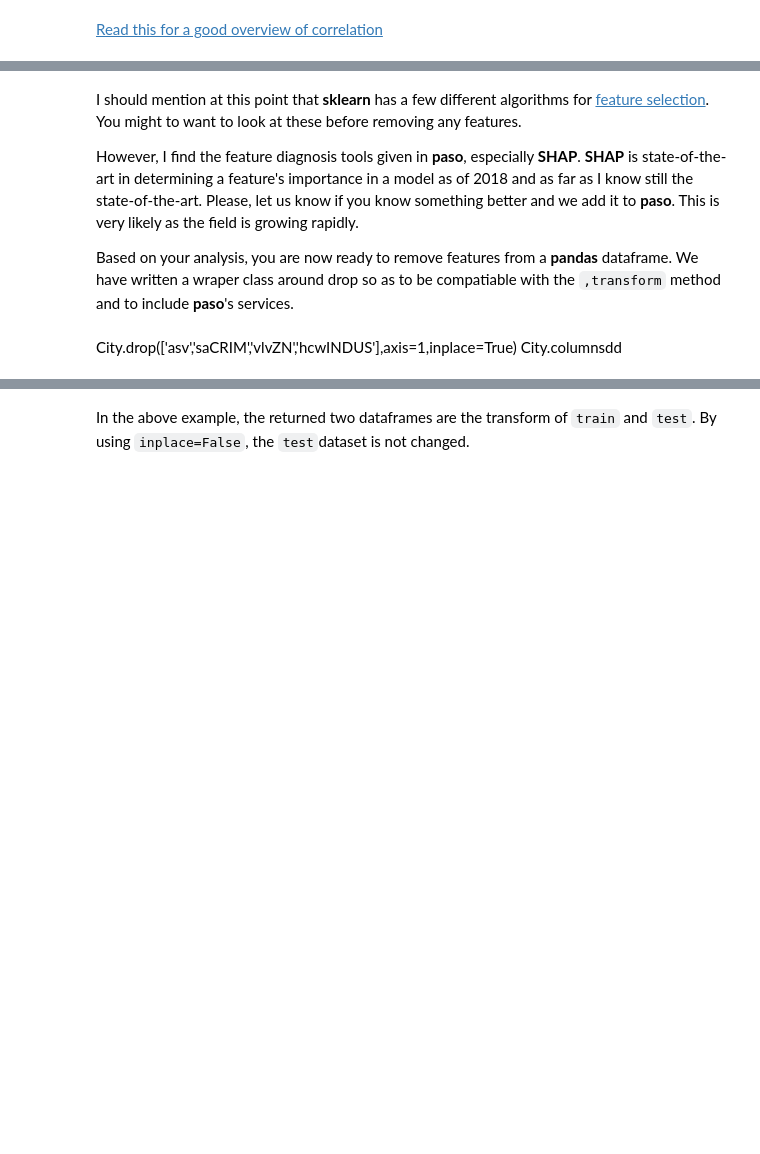
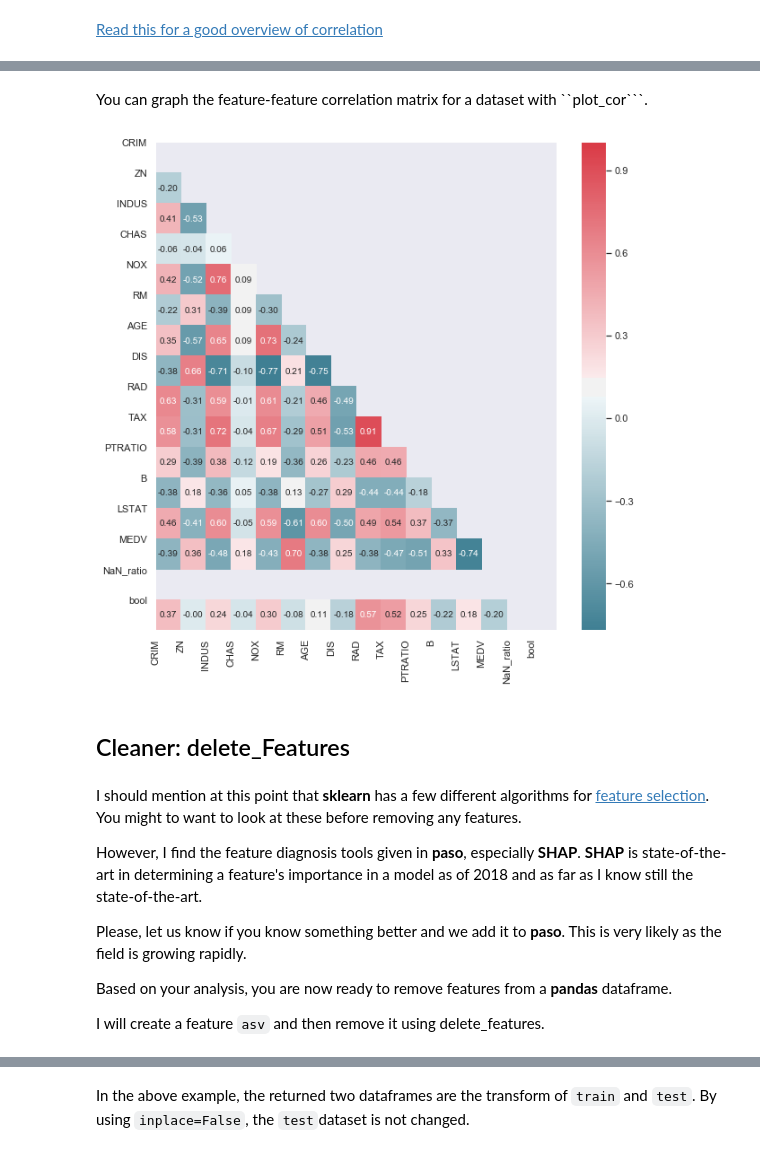
Before and after one commit to bcottman/paso, a Jupyter notebook: lessons/lesson-2.ipynb, the cells around one changed output, grey strips where cells are left out. Cells and saved outputs as stored; diff of their text form; code cells hidden in the pictures; blank space fills up the shorter version.

````diff
--- a/lessons/lesson-2.ipynb
+++ b/lessons/lesson-2.ipynb
@@ -244,0 +386,3 @@ Features_Variances().transform(City)
+# %%
+c.delete_Features_with_All_Unique_Values(dataset, inplace=True)
+dataset.head(n=2)
@@ -244,0 +477,3 @@ Features_Variances().transform(City)
+# %%
+c.boolean_to_integer(dataset, inplace=True)
+dataset.head()
@@ -267,9 +544,18 @@ o.plot()
+# %% [markdown]
+You can graph the feature-feature correlation matrix for a dataset with ``plot_cor```.
+# %%
+c.plot_corr(dataset)
+# %% [output]
+[figure, added]
+# %% [markdown]
+## Cleaner:  delete_Features
 # %% [markdown]
 I should mention at this point that **sklearn** has a few different algorithms for [feature selection](https://scikit-learn.org/stable/modules/generated/sklearn.feature_selection.SelectKBest.html#examples-using-sklearn-feature-selection-selectkbest). You might to want to look at these before removing any features.
 
-However, I find the feature diagnosis tools given in **paso**, especially **SHAP**.  **SHAP** is state-of-the-art in determining a feature's importance in a model as of 2018 and as far as I know still the state-of-the-art. Please, let us know if you know something better and we add it to **paso**. This is very likely as the field is growing rapidly.
+However, I find the feature diagnosis tools given in **paso**, especially **SHAP**.  **SHAP** is state-of-the-art in determining a feature's importance in a model as of 2018 and as far as I know still the state-of-the-art.
 
-Based on your analysis, you are now ready to remove features from a **pandas** dataframe. We have written a wraper class around drop so as to be compatiable with the ``,transform`` method and to include **paso**'s services.
+Please, let us know if you know something better and we add it to **paso**. This is very likely as the field is growing rapidly.
+
+Based on your analysis, you are now ready to remove features from a **pandas** dataframe.
+
+I will create a feature ``asv`` and then remove it using delete_features.
-# %% [markdown]
-City.drop(['asv','saCRIM','vlvZN','hcwINDUS'],axis=1,inplace=True)
-City.columnsdd
````
Also changed, not shown: parts of 138 cells of this notebook, 21 other files.
